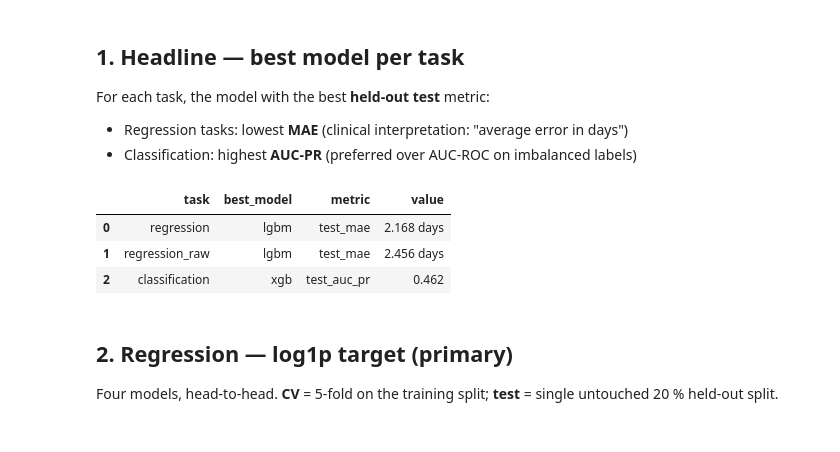
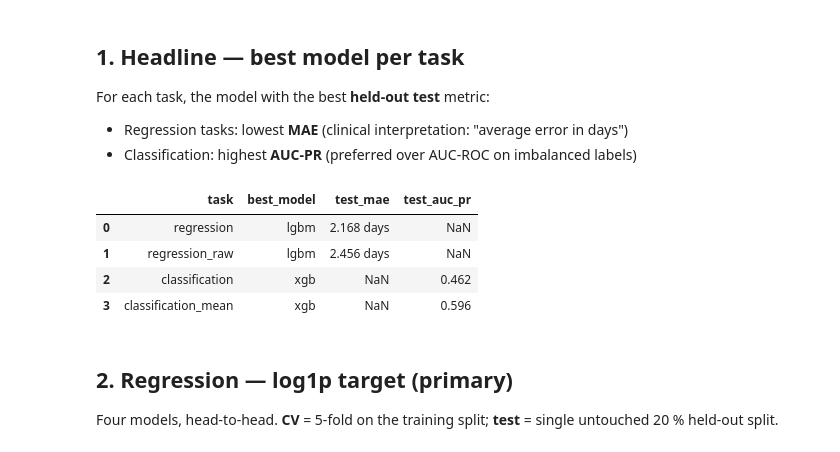
Before and after one commit to aliemir17/icu-length-of-stay-xai, a Jupyter notebook: notebooks/02_models.ipynb, the cells around one changed output. Saved outputs shown, nothing was run; the diff lists cells and outputs as text; code cells hidden in the pictures.

Commit message:
Dashborad + Classification Threshold Compare

```diff
--- a/notebooks/02_models.ipynb
+++ b/notebooks/02_models.ipynb
@@ -81,31 +84,33 @@ For each task, the model with the best **held-out test** metric:
 - Classification: highest **AUC-PR** (preferred over AUC-ROC on imbalanced labels)
 # %%
 PRIMARY = {
-    "regression":     ("test_mae",    "min", "days"),
-    "regression_raw": ("test_mae",    "min", "days"),
-    "classification": ("test_auc_pr", "max", ""),
+    "regression":          ("test_mae",    "min", "days"),
+    "regression_raw":      ("test_mae",    "min", "days"),
+    "classification":      ("test_auc_pr", "max", ""),
+    "classification_mean": ("test_auc_pr", "max", ""),
 }
 
 headline_rows = []
 for task, (metric, direction, unit) in PRIMARY.items():
     sub = results[results["task"] == task]
     if sub.empty:
         continue
     idx = sub[metric].idxmin() if direction == "min" else sub[metric].idxmax()
     best = sub.loc[idx]
     headline_rows.append({
         "task": task,
         "best_model": best["model"],
-        "metric": metric,
-        "value": f"{best[metric]:.3f} {unit}".strip(),
+        f"{metric}": f"{best[metric]:.3f} {unit}".strip(),
     })
+
 headline = pd.DataFrame(headline_rows)
 headline
 # %% [output]
-|  | task | best_model | metric | value |
-| 0 | regression | lgbm | test_mae | 2.168 days |
-| 1 | regression_raw | lgbm | test_mae | 2.456 days |
-| 2 | classification | xgb | test_auc_pr | 0.462 |
+|  | task | best_model | test_mae | test_auc_pr |
+| 0 | regression | lgbm | 2.168 days | NaN |
+| 1 | regression_raw | lgbm | 2.456 days | NaN |
+| 2 | classification | xgb | NaN | 0.462 |
+| 3 | classification_mean | xgb | NaN | 0.596 |
 # %% [markdown]
 ## 2. Regression — log1p target (primary)
 
```
Also changed, not shown: parts of 10 cells of this notebook, 18 other files.
